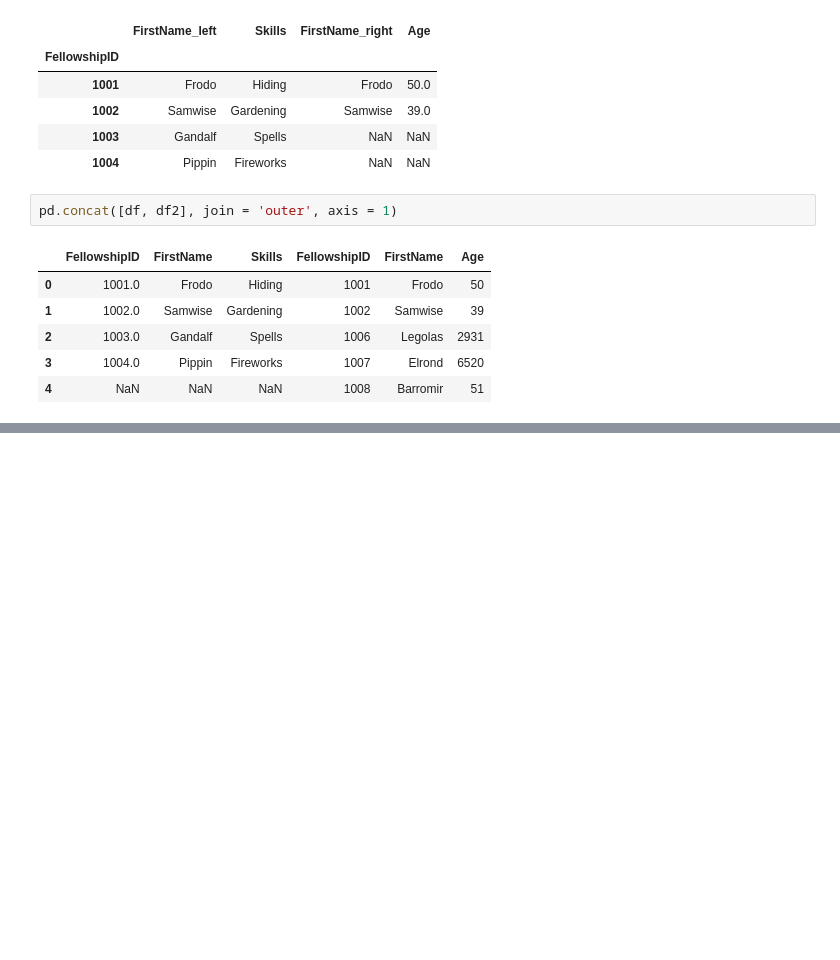
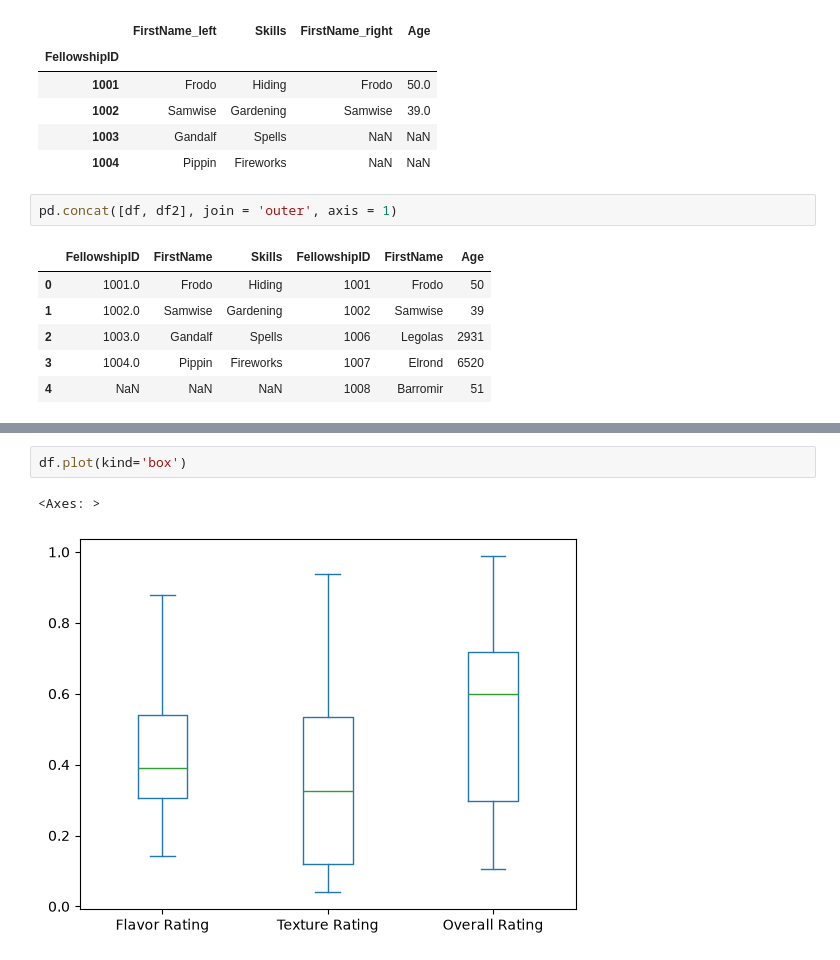
Before and after one commit to Vonn-K/War-thunder-apicall-practice, a Jupyter notebook: Pandas Practice.ipynb, the cells around one changed output, grey strips where cells are left out. Saved outputs shown, nothing was run; the diff lists cells and outputs as text; blank space fills up the shorter version.

```diff
--- a/Pandas Practice.ipynb
+++ b/Pandas Practice.ipynb
@@ -401,0 +446,5 @@ pd.concat([df, df2], join = 'outer', axis = 1)
+# %%
+df.plot(kind='box')
+# %% [output]
+<Axes: >
+[figure, added]
```
Also changed, not shown: parts of 19 cells of this notebook, 2 other files.
